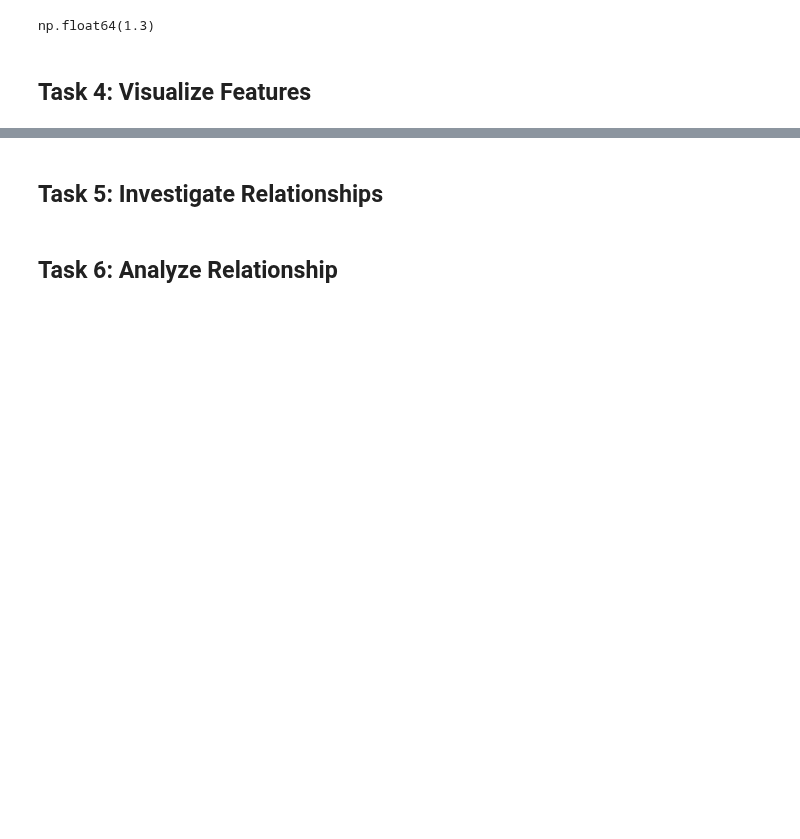
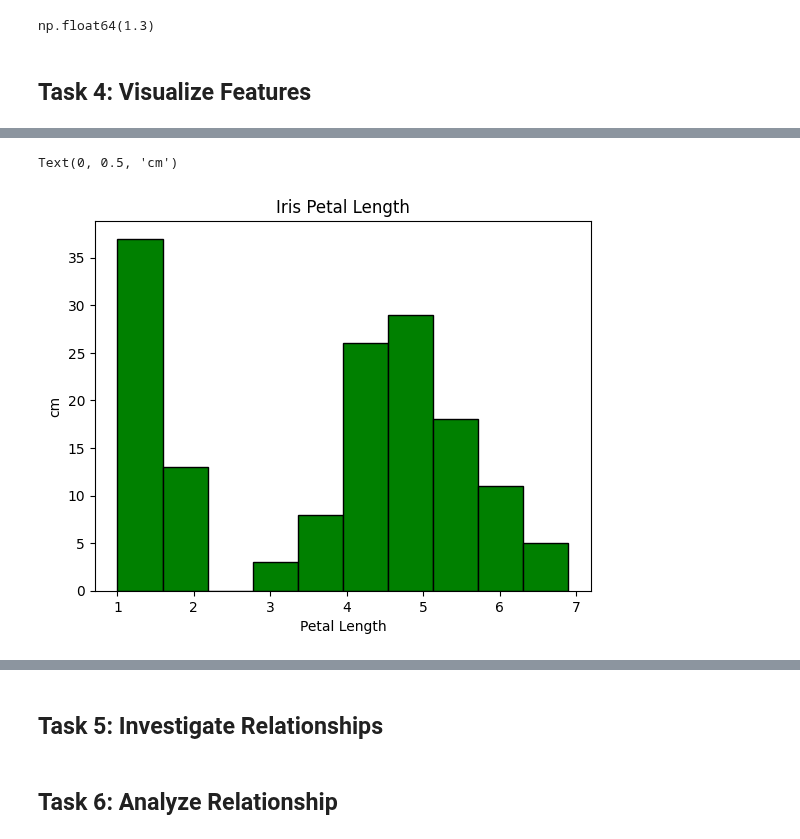
Before and after one commit to seasid3/seasid3-prin_data_analy, a Jupyter notebook: tasks.ipynb, the cells around one changed output, grey strips where cells are left out. Drawn from its saved outputs; the diff is of its cells as text; code cells hidden in the pictures; blank space fills up the shorter version.

```diff
--- a/tasks.ipynb
+++ b/tasks.ipynb
@@ -389,0 +367,11 @@ plt.hist(sepallength, edgecolor="black", label="Sepal Length", alpha = 0.5)
+# %%
+# Plot histogram for petallength
+
+plt.hist(petallength, edgecolor="black", color="green", label="Petal Length")
+
+plt.title("Iris Petal Length")
+plt.xlabel("Petal Length")
+plt.ylabel("cm")
+# %% [output]
+Text(0, 0.5, 'cm')
+[figure, added]
```
Also changed, not shown: parts of 15 cells of this notebook.
